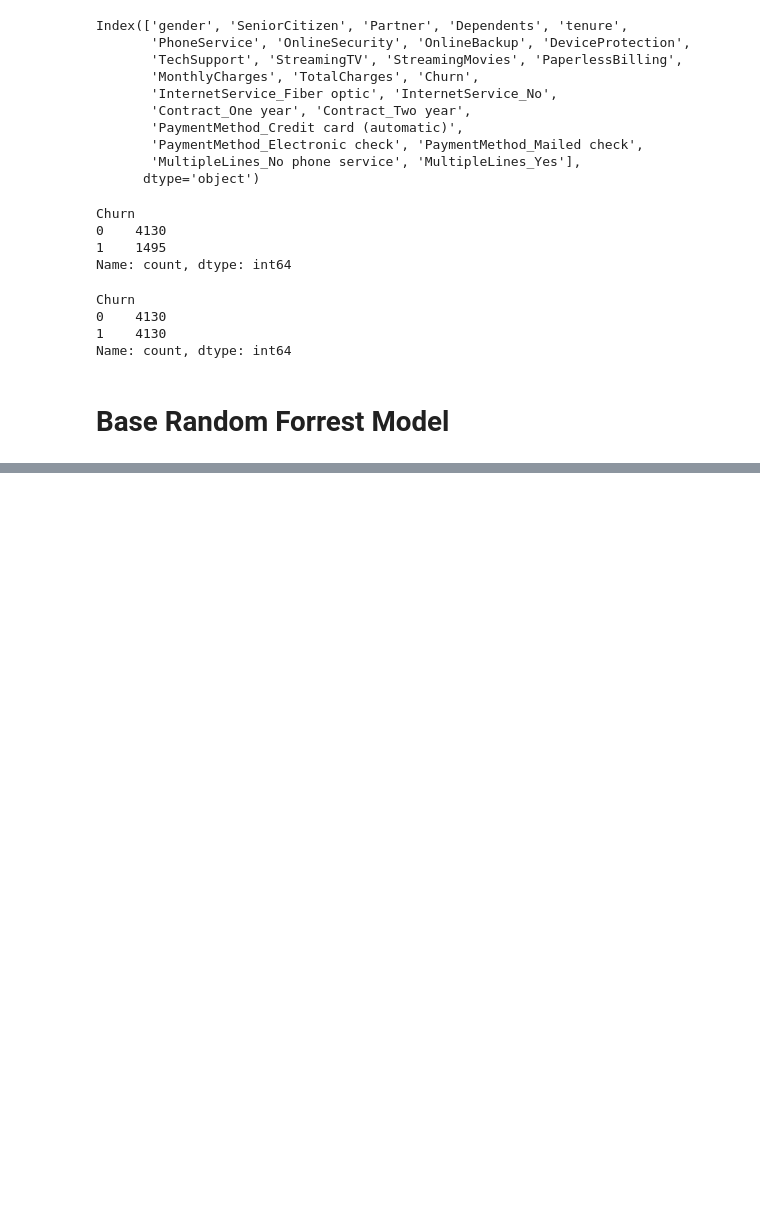
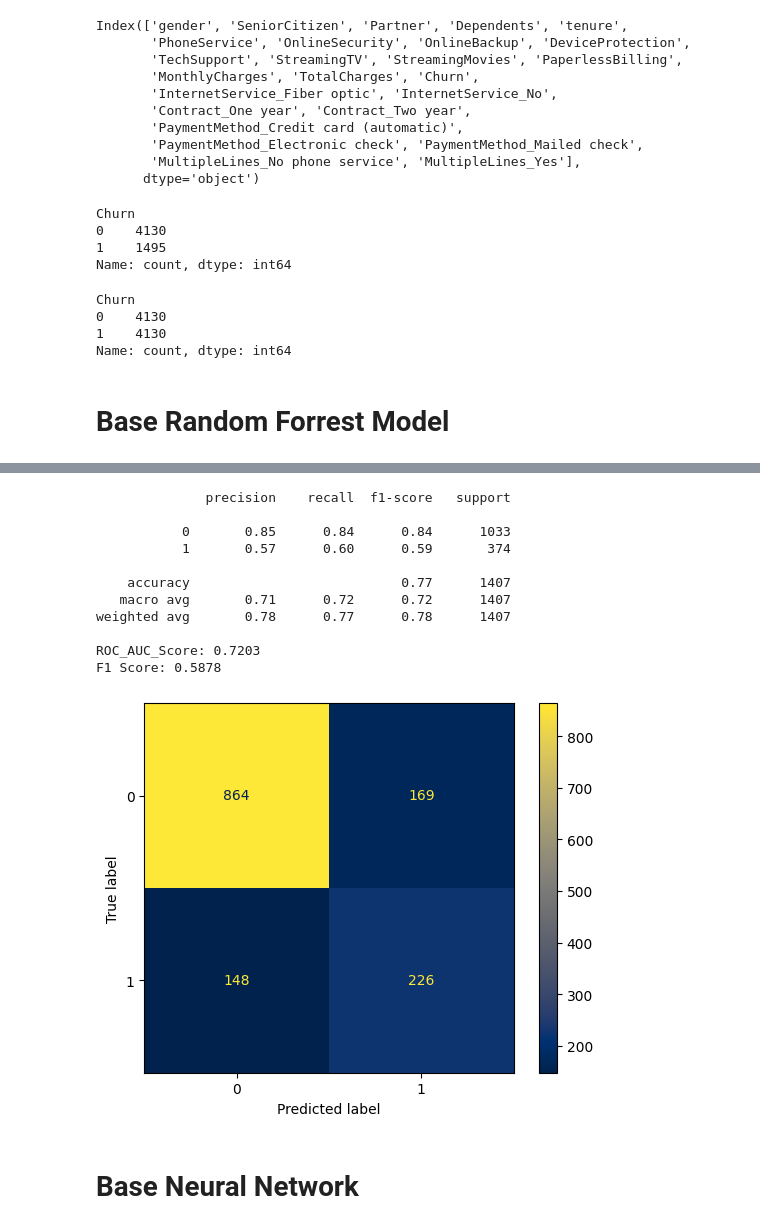
Before and after one commit to aKrishnan0817/Telco_Churn_Analysis, a Jupyter notebook: Model_Building.ipynb, the cells around one changed output, grey strips where cells are left out. Drawn from its saved outputs; the diff is of its cells as text; code cells hidden in the pictures; blank space fills up the shorter version.

```diff
--- a/Model_Building.ipynb
+++ b/Model_Building.ipynb
@@ -73,0 +118,15 @@ def model_eval(clf, y_test, y_pred):
+# %%
+from xgboost import XGBClassifier
+xgb_clf = XGBClassifier(
+    n_estimators=200,
+    max_depth=6,
+    learning_rate=0.1,
+    subsample=0.8,            # Fraction of samples used for training each tree
+    colsample_bytree=0.8,     # Fraction of features used per tree
+    gamma=1,                  # Minimum loss reduction to split
+    reg_alpha=0.1,            # L1 regularization
+    reg_lambda=1,             # L2 regularization
+    random_state=42
+)
+
+xgb_clf.fit(X_train, y_train)
@@ -73,0 +145,16 @@ def model_eval(clf, y_test, y_pred):
+# %%
+y_pred_xgb = xgb_clf.predict(X_test)
+model_eval(xgb_clf,y_test,y_pred_xgb)
+# %% [output]
+              precision    recall  f1-score   support
+
+           0       0.85      0.84      0.84      1033
+           1       0.57      0.60      0.59       374
+
+    accuracy                           0.77      1407
+   macro avg       0.71      0.72      0.72      1407
+weighted avg       0.78      0.77      0.78      1407
+
+ROC_AUC_Score: 0.7203
+F1 Score: 0.5878
+[figure, added]
@@ -73,0 +179,2 @@ def model_eval(clf, y_test, y_pred):
+# %% [markdown]
+# Base Neural Network
```
Also changed, not shown: parts of 10 cells of this notebook.
